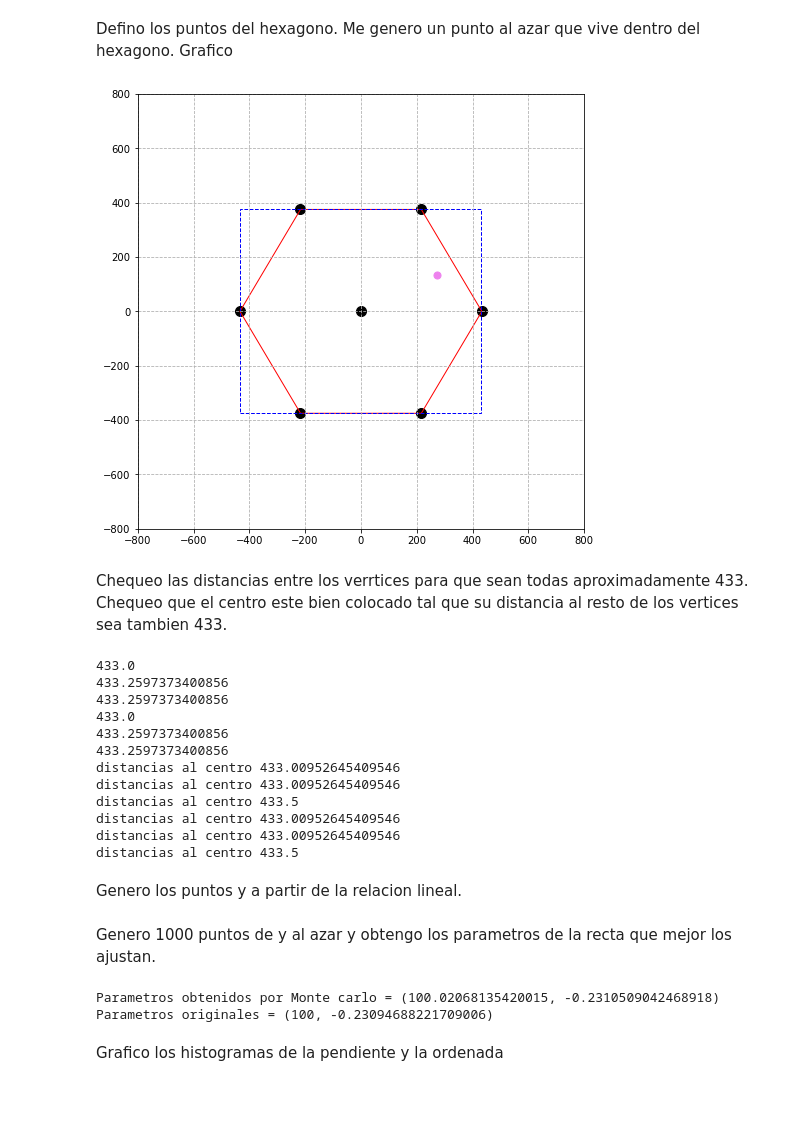
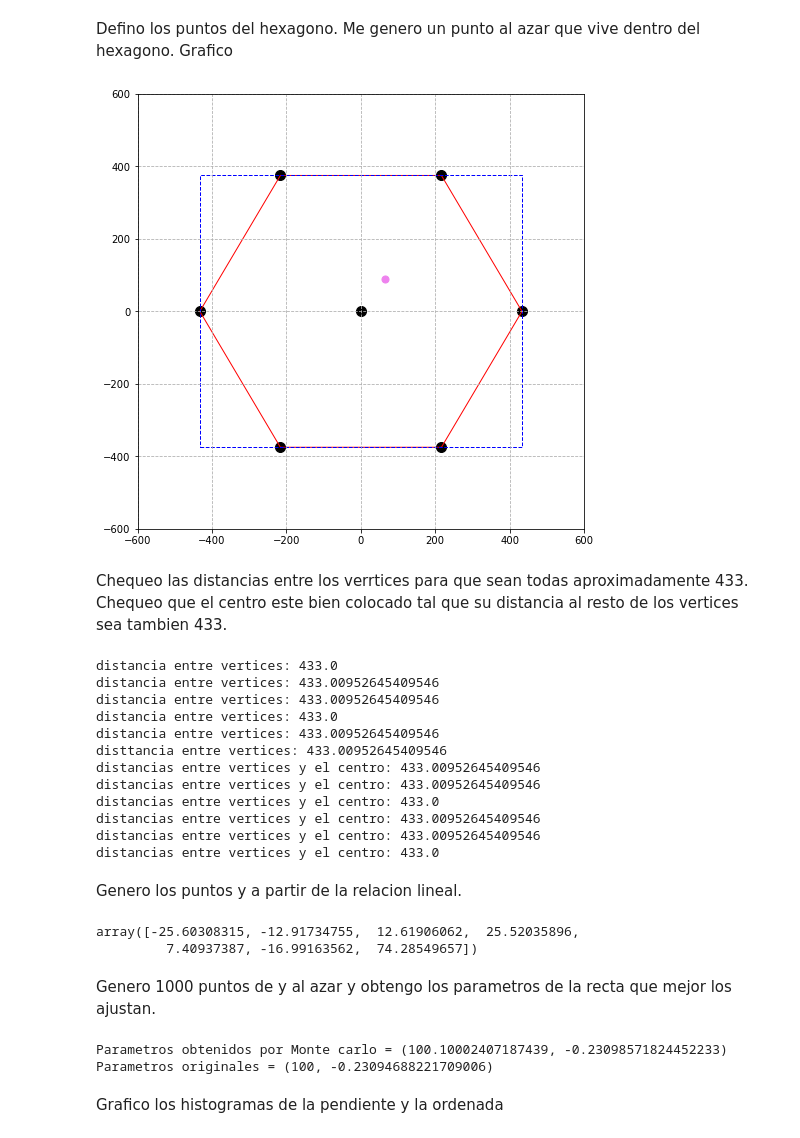
Before and after one commit to alexispacek/lab, a Jupyter notebook: Segundo ejercicio Lab 7.ipynb, the cells around one changed output. Cells and saved outputs as stored; diff of their text form; code cells hidden in the pictures; blank space fills up the shorter version.

```diff
--- a/Segundo ejercicio Lab 7.ipynb
+++ b/Segundo ejercicio Lab 7.ipynb
@@ -17,6 +17,11 @@ def func(params, x, y):
     residual = y-(a*x+b)
     return residual
 
+def exp(params, x, y):
+    a, b = params[0], params[1]
+    residual = y-(a*x**b)
+    return residual
+
 def in_hex(poli):
     path = mpltPath.Path(poli)
     hex = False
@@ -25,7 +30,7 @@ def in_hex(poli):
         if path.contains_points([random_point]) == True:
             hex = True
         else:
-            random_point = (np.random.uniform(216,1083),np.random.uniform(100,850))
+            random_point = (np.random.uniform(-433,433),np.random.uniform(-375,375))
     return random_point
 
 
@@ -33,63 +38,67 @@ params = [1, 1]
 # %% [markdown]
 Defino los puntos del hexagono. Me genero un punto al azar que vive dentro del hexagono. Grafico
 # %%
-poligono = [[-216.5,-375],[216.5,-375],[433.5,0],[216.5,375],[-216.5,375],[-433.5,0]]
-rectangulo = [[-433.5,-375],[433.5,-433.5],[433.5,375],[-433.5,375]]
+poligono = [[-216.5,-375],[216.5,-375],[433,0],[216.5,375],[-216.5,375],[-433,0]]
+rectangulo = [[-433,-375],[433,-433],[433,375],[-433,375]]
 pointsx,pointsy = [-216.5,216.5,433,216.5,-216.5,-433.5] , [-375,-375,0,375,375,0]
 random_point = in_hex(poligono)
 centro = (0,0)
 
 
 distancias = []
 for i in range(len(poligono)):
     distancias.append(dist(random_point,poligono[i]))
 
 distancias.append(dist(centro,random_point))
 
 
 plt.figure(figsize=(8,8))
 polygon = plt.Polygon(poligono,fill=None,edgecolor='r')
 rectangle = plt.Rectangle(rectangulo[0],width = 865, height = 750,fill=None,linestyle = '--',edgecolor='b')
 plt.gca().add_patch(polygon)
 plt.gca().add_patch(rectangle)
-plt.xlim(-800,800)
-plt.ylim(-800,800)
+plt.xlim(-600,600)
+plt.ylim(-600,600)
 plt.scatter(centro[0],centro[1],s = 100,c ='black')
 plt.scatter(random_point[0],random_point[1],s = 50,c='violet')
 plt.scatter(pointsx,pointsy,s = 100,c = 'black')
 plt.grid(linestyle='--')
 plt.show()
 # %% [output]
-[figure, old version]
+[figure, new version]
 # %% [markdown]
 Chequeo las distancias entre los verrtices para que sean todas aproximadamente 433. Chequeo que el centro este bien colocado tal que su distancia al resto de los vertices sea tambien 433.
 # %%
 for i in range(len(poligono)):
     if i == len(poligono)-1:
-        print(dist(poligono[0],poligono[len(poligono)-1]))
+        print(f'disttancia entre vertices: {dist(poligono[0],poligono[len(poligono)-1])}')
     if i < len(poligono)-1:
-        print(dist(poligono[i],poligono[i+1]))
+        print(f'distancia entre vertices: {dist(poligono[i],poligono[i+1])}')
 
 for i in range(len(poligono)):
-    print(f'distancias al centro {dist(centro,poligono[i])}')
+    print(f'distancias entre vertices y el centro: {dist(centro,poligono[i])}')
 # %% [output]
-433.0
-433.2597373400856
-433.2597373400856
-433.0
-433.2597373400856
-433.2597373400856
-distancias al centro 433.00952645409546
-distancias al centro 433.00952645409546
-distancias al centro 433.5
-distancias al centro 433.00952645409546
-distancias al centro 433.00952645409546
-distancias al centro 433.5
+distancia entre vertices: 433.0
+distancia entre vertices: 433.00952645409546
+distancia entre vertices: 433.00952645409546
+distancia entre vertices: 433.0
+distancia entre vertices: 433.00952645409546
+disttancia entre vertices: 433.00952645409546
+distancias entre vertices y el centro: 433.00952645409546
+distancias entre vertices y el centro: 433.00952645409546
+distancias entre vertices y el centro: 433.0
+distancias entre vertices y el centro: 433.00952645409546
+distancias entre vertices y el centro: 433.00952645409546
+distancias entre vertices y el centro: 433.0
 # %% [markdown]
 Genero los puntos y a partir de la relacion lineal.
 # %%
 y = 100 - (100/433)*np.asarray(distancias)
 sigma = 5
+y
+# %% [output]
+array([-25.60308315, -12.91734755,  12.61906062,  25.52035896,
+         7.40937387, -16.99163562,  74.28549657])
 # %% [markdown]
 Genero 1000 puntos de y al azar y obtengo los parametros de la recta que mejor los ajustan.
 # %%
@@ -104,7 +113,7 @@ for i in range(1000):
 print(f'Parametros obtenidos por Monte carlo = {np.mean(a1),np.mean(a2)}')
 print(f'Parametros originales = {(100,-100/433)}')
 # %% [output]
-Parametros obtenidos por Monte carlo = (100.02068135420015, -0.2310509042468918)
+Parametros obtenidos por Monte carlo = (100.10002407187439, -0.23098571824452233)
 Parametros originales = (100, -0.23094688221709006)
 # %% [markdown]
 Grafico los histogramas de la pendiente y la ordenada
```
Also changed, not shown: parts of 4 cells of this notebook, 1 other file.
